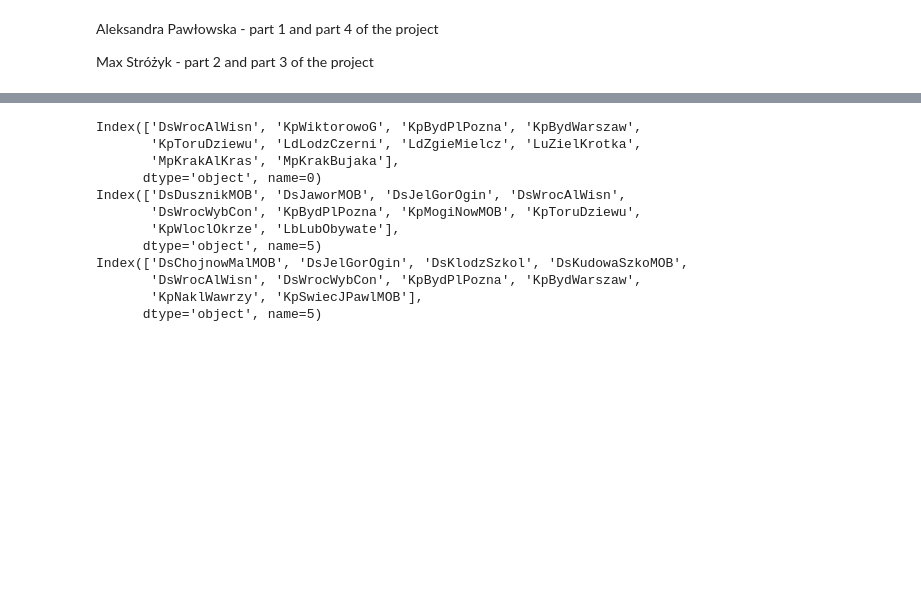
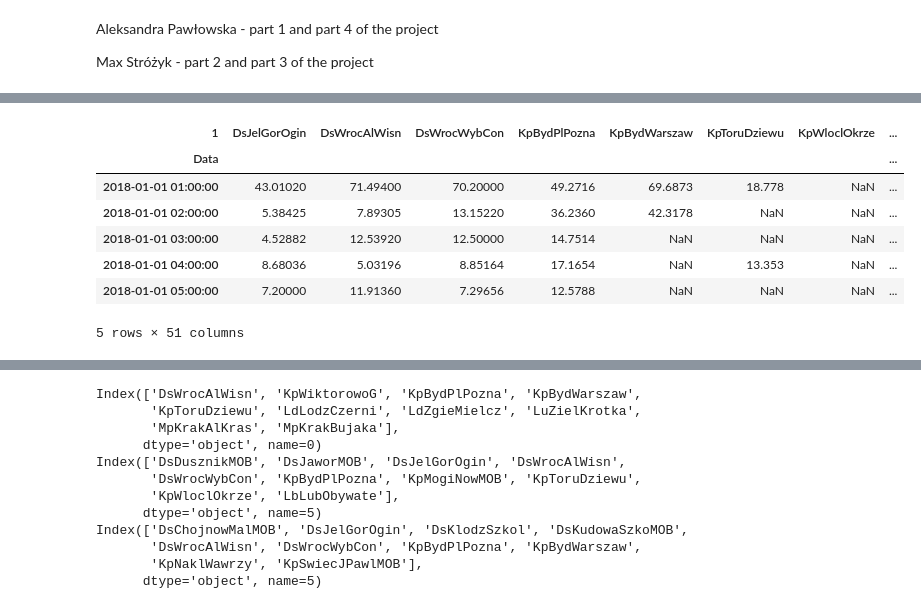
Before and after one commit to maxi7524/mini_project_ZTPDB_1, a Jupyter notebook: projekt_3_student.ipynb, the cells around one changed output, grey strips where cells are left out. Cells and saved outputs as stored; diff of their text form; code cells hidden in the pictures; blank space fills up the shorter version.

```diff
--- a/projekt_3_student.ipynb
+++ b/projekt_3_student.ipynb
@@ -102,0 +73,19 @@ df2024
+# %%
+gios_archive_url = "https://powietrze.gios.gov.pl/pjp/archives/downloadFile/"
+gios_url_ids = {
+    2015: "236",
+    2018: "603",
+    2021: "486",
+    2024: "582"
+}
+gios_pm25_file = {
+    2015: "2015_PM25_1g.xlsx",
+    2018: "2018_PM25_1g.xlsx",
+    2021: "2021_PM25_1g.xlsx",
+    2024: "2024_PM25_1g.xlsx"
+}
+# %%
+df2015_raw = download_gios_archive(2015, gios_url_ids[2015], gios_pm25_file[2015])
+df2018_raw = download_gios_archive(2018, gios_url_ids[2018], gios_pm25_file[2018])
+df2021_raw = download_gios_archive(2021, gios_url_ids[2021], gios_pm25_file[2021])
+df2024_raw = download_gios_archive(2024, gios_url_ids[2024], gios_pm25_file[2024])
@@ -127,0 +143,39 @@ Number of stations in 2024: 96
+# %%
+import pandas as pd
+
+df = df2018_raw.copy()
+
+df.columns = df.iloc[1]
+
+# Wiersze z danymi zaczynają się od wiersza 6 (indeks 5)
+df = df.iloc[5:].reset_index(drop=True)
+
+# Zmieniamy nazwę pierwszej kolumny na 'Data'
+df.rename(columns={df.columns[0]: "Data"}, inplace=True)
+
+# Usuń wiersze, gdzie Data nie jest datą
+df = df[pd.to_datetime(df["Data"], errors='coerce').notna()]
+
+# Konwersja kolumn liczbowych
+for col in df.columns[1:]:
+    # tylko jeśli typ danych to string
+    if df[col].dtype == object:
+        df[col] = df[col].str.replace(",", ".")
+    df[col] = pd.to_numeric(df[col], errors='coerce')
+
+# Konwersja kolumny Data na datetime
+df["Data"] = pd.to_datetime(df["Data"], format="%Y-%m-%d %H:%M:%S", errors="coerce")
+
+# Ustawiamy indeks
+df.set_index("Data", inplace=True)
+
+df.head()
+# %% [output]
+| 1 | DsJelGorOgin | DsWrocAlWisn | DsWrocWybCon | KpBydPlPozna | KpBydWarszaw | KpToruDziewu | KpWloclOkrze | ... |
+| Data |  |  |  |  |  |  |  | ... |
+| 2018-01-01 01:00:00 | 43.01020 | 71.49400 | 70.20000 | 49.2716 | 69.6873 | 18.778 | NaN | ... |
+| 2018-01-01 02:00:00 | 5.38425 | 7.89305 | 13.15220 | 36.2360 | 42.3178 | NaN | NaN | ... |
+| 2018-01-01 03:00:00 | 4.52882 | 12.53920 | 12.50000 | 14.7514 | NaN | NaN | NaN | ... |
+| 2018-01-01 04:00:00 | 8.68036 | 5.03196 | 8.85164 | 17.1654 | NaN | 13.353 | NaN | ... |
+| 2018-01-01 05:00:00 | 7.20000 | 11.91360 | 7.29656 | 12.5788 | NaN | NaN | NaN | ... |
+5 rows × 51 columns
```
Also changed, not shown: parts of 30 cells of this notebook, 4 other files.
